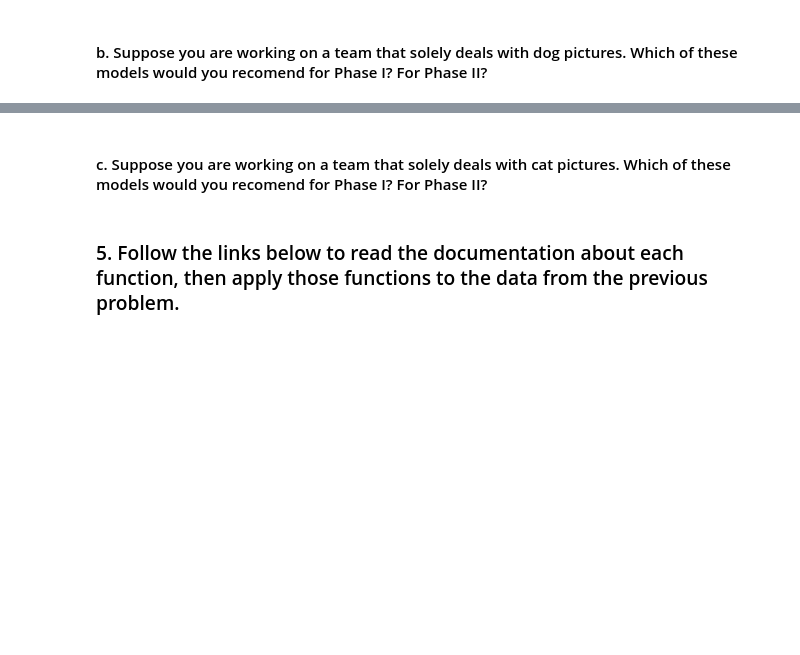
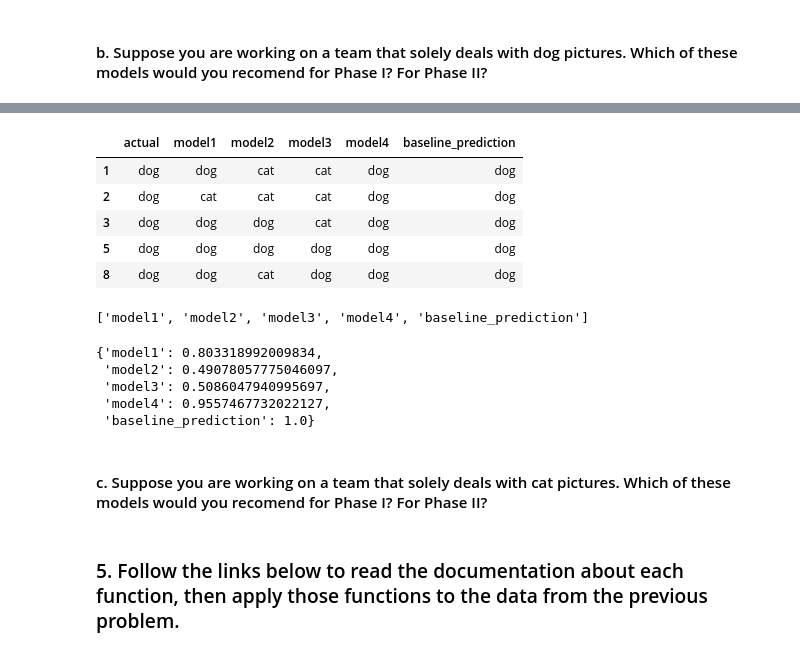
Before and after one commit to Severina7/classification_exercises, a Jupyter notebook: model_evaluation.ipynb, the cells around one changed output, grey strips where cells are left out. Drawn from its saved outputs; the diff is of its cells as text; code cells hidden in the pictures; blank space fills up the shorter version.

```diff
--- a/model_evaluation.ipynb
+++ b/model_evaluation.ipynb
@@ -207,3 +344,32 @@ dtype: int64
+# %%
+subset_dog = data2[data2.actual == 'dog']
+subset_dog.head()
+# %% [output]
+|  | actual | model1 | model2 | model3 | model4 | baseline_prediction |
+| 1 | dog | dog | cat | cat | dog | dog |
+| 2 | dog | cat | cat | cat | dog | dog |
+| 3 | dog | dog | dog | cat | dog | dog |
+| 5 | dog | dog | dog | dog | dog | dog |
+| 8 | dog | dog | cat | dog | dog | dog |
+# %%
+models_dog = list(subset_dog.columns)
+models_dog = models_dog[1:]
+models_dog
+# %% [output]
+['model1', 'model2', 'model3', 'model4', 'baseline_prediction']
+# %%
+output_dog = {}
+for model in models_dog:
+    recall = (subset_dog.actual == subset_dog[model]).mean()
+    output_dog.update({model:recall})
+
+output_dog
+# %% [output]
+{'model1': 0.803318992009834,
+ 'model2': 0.49078057775046097,
+ 'model3': 0.5086047940995697,
+ 'model4': 0.9557467732022127,
+ 'baseline_prediction': 1.0}
 # %% [markdown]
 #### c. Suppose you are working on a team that solely deals with cat pictures. Which of these models would you recomend for Phase I? For Phase II?
 # %% [markdown]
```
Also changed, not shown: parts of 26 cells of this notebook.
